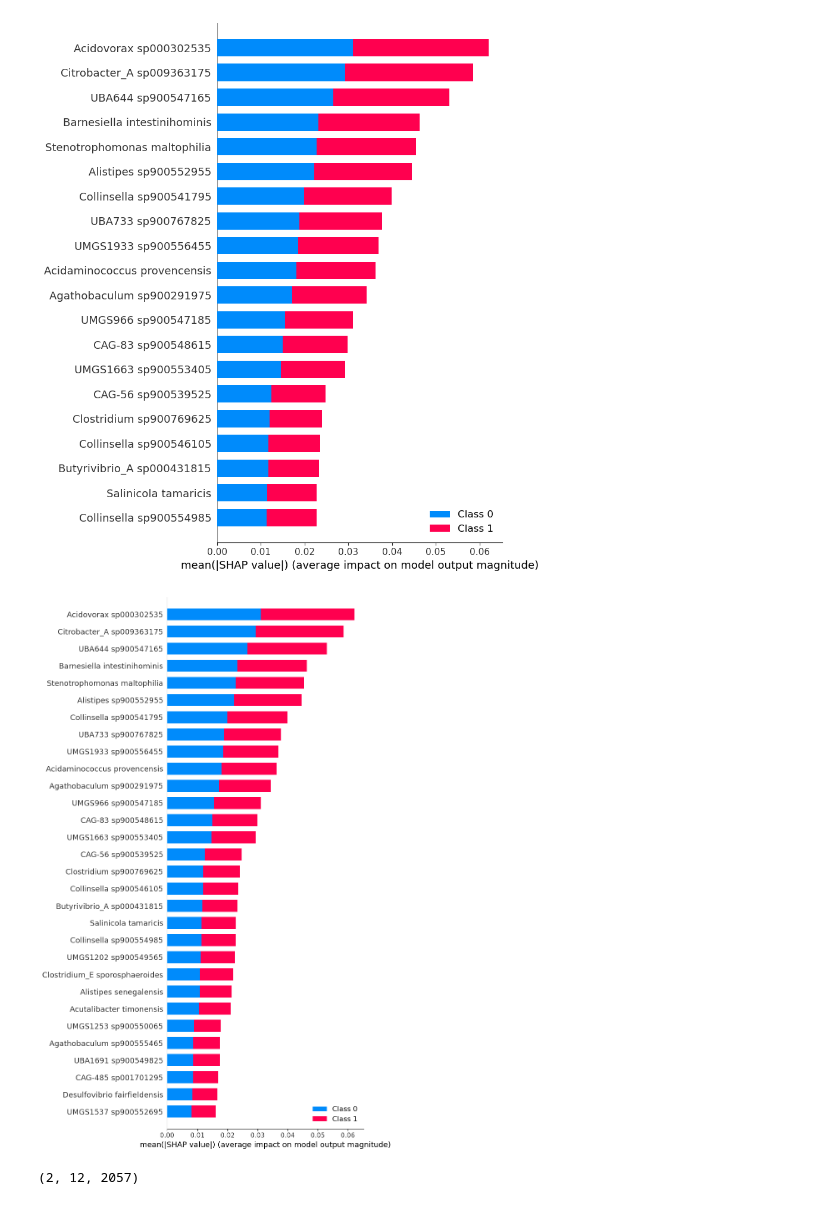
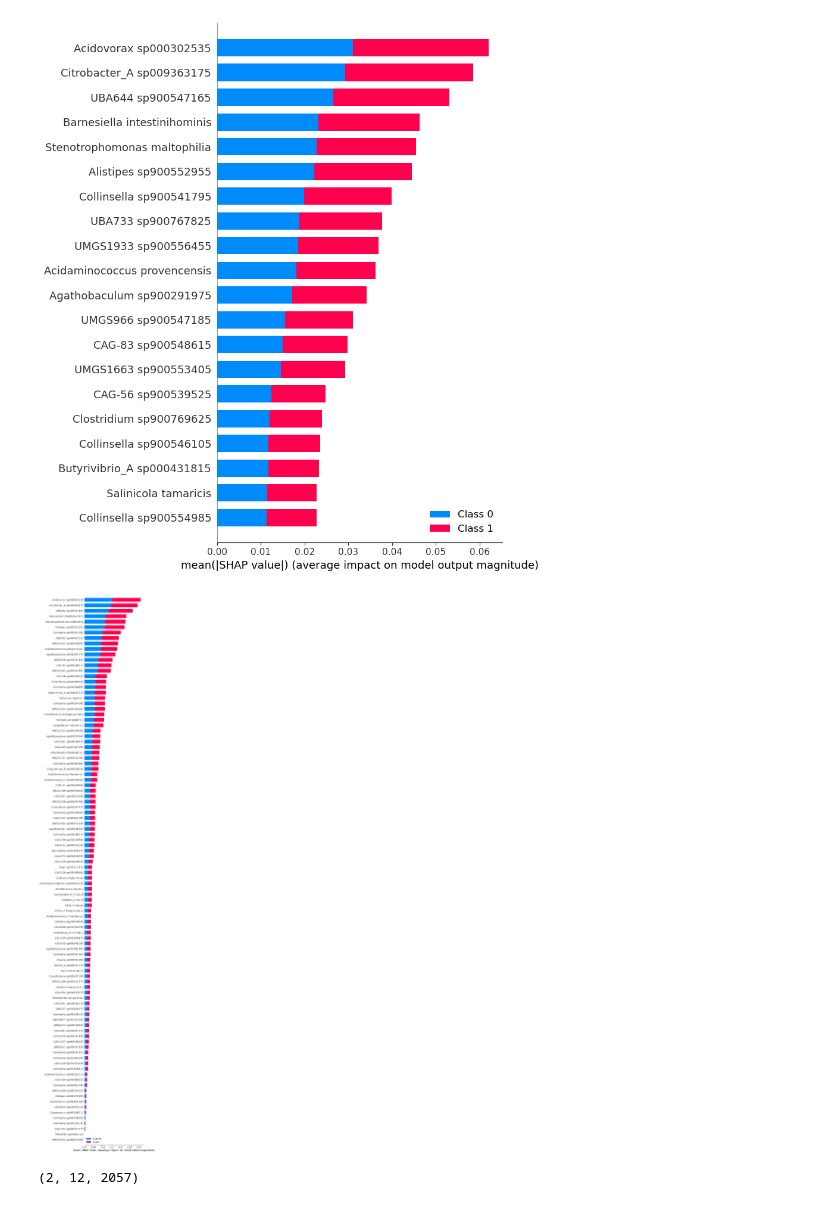
Before and after one commit to jindongmin/Meta_diseases_analyses, a Jupyter notebook: ipynb/Dan_ASD.ipynb, the cells around one changed output. Drawn from its saved outputs; the diff is of its cells as text; code cells hidden in the pictures.

Commit message:
dan shap

```diff
--- a/ipynb/Dan_ASD.ipynb
+++ b/ipynb/Dan_ASD.ipynb
@@ -46,9 +46,9 @@ shap.summary_plot(shap_values, X_test)
 # %% [output]
 [figure]
 # %%
-shap.summary_plot(shap_values, X_test, max_display=30)
+shap.summary_plot(shap_values, X_test, max_display=100)
 # %% [output]
-[figure, old version]
+[figure, new version]
 # %%
 import numpy as np
 np.array(shap_values).shape
```
